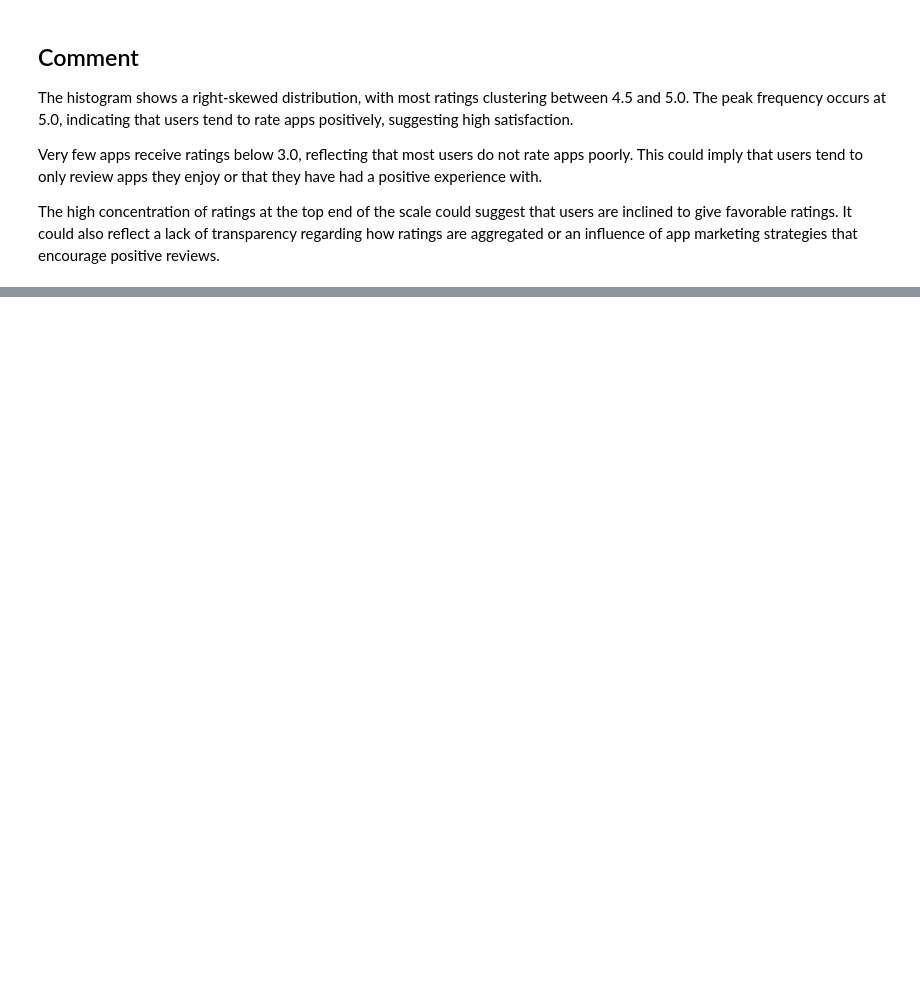
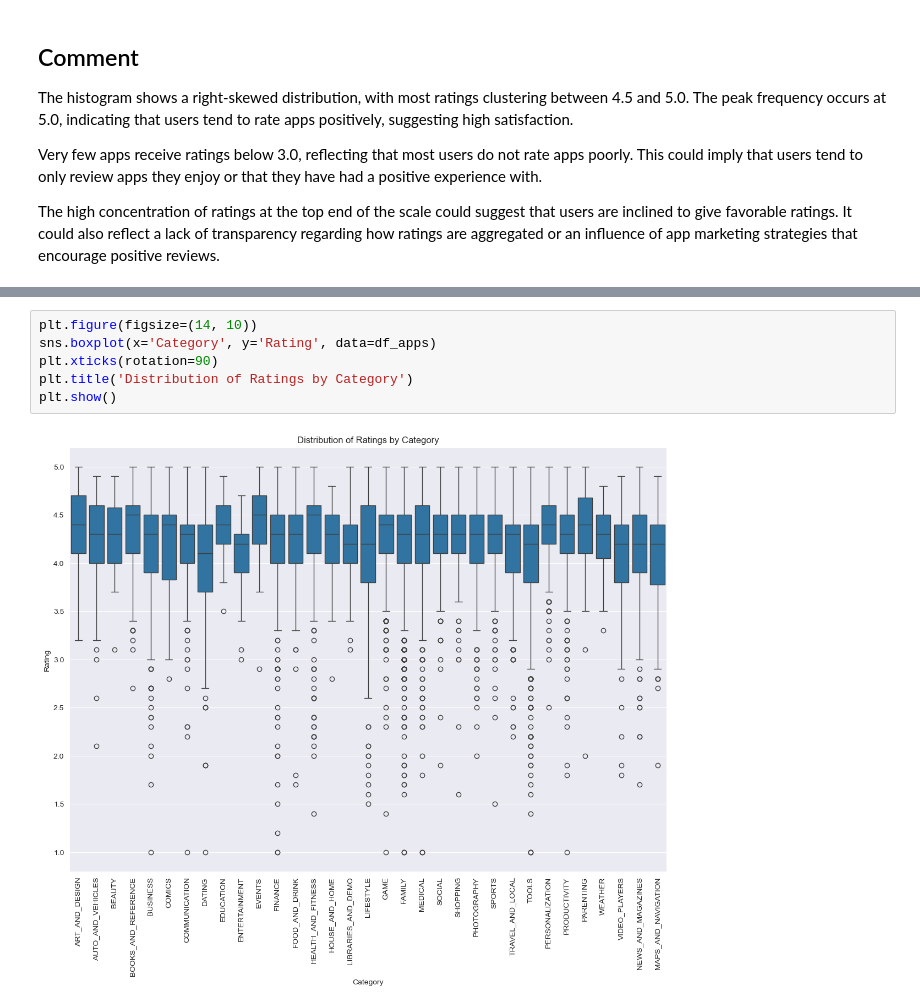
Before and after one commit to Mateoo18/Data_Science, a Jupyter notebook: Exercise_1_advanced/Assignment_1_advanced_Mateusz_Nowak.ipynb, the cells around one changed output, grey strips where cells are left out. Drawn from its saved outputs; the diff is of its cells as text; blank space fills up the shorter version.

```diff
--- a/Exercise_1_advanced/Assignment_1_advanced_Mateusz_Nowak.ipynb
+++ b/Exercise_1_advanced/Assignment_1_advanced_Mateusz_Nowak.ipynb
@@ -106,0 +128,8 @@ The high concentration of ratings at the top end of the scale could suggest that
+# %%
+plt.figure(figsize=(14, 10))
+sns.boxplot(x='Category', y='Rating', data=df_apps)
+plt.xticks(rotation=90)
+plt.title('Distribution of Ratings by Category')
+plt.show()
+# %% [output]
+[figure, added]
```
Also changed, not shown: parts of 19 cells of this notebook.
